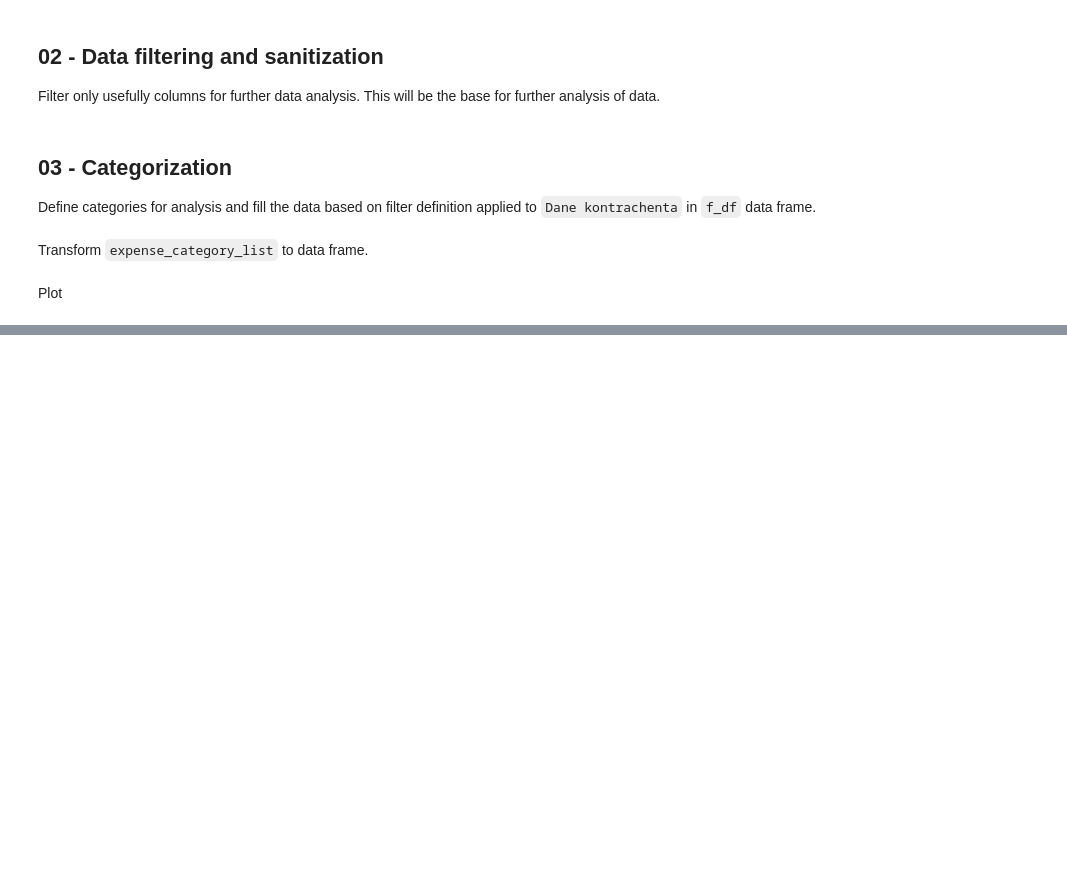
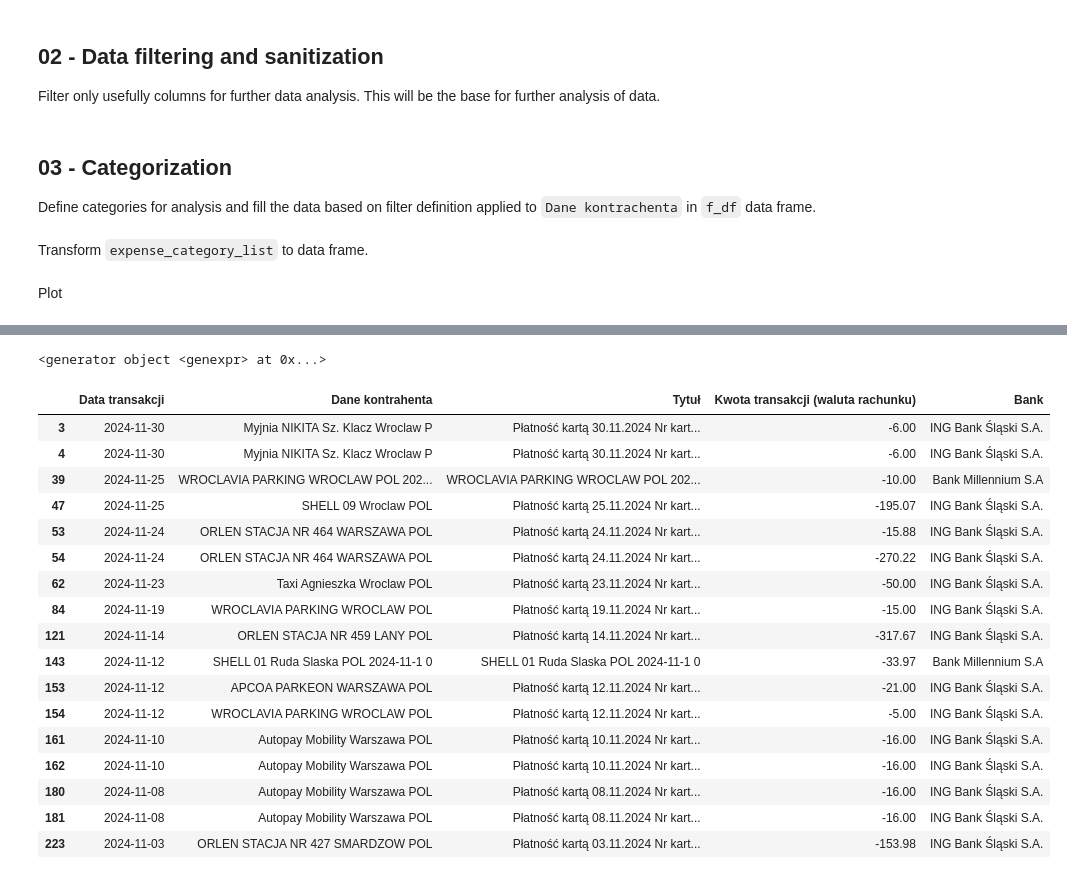
Before and after one commit to sodelalbert/StatementScan, a Jupyter notebook: ing_insights.ipynb, the cells around one changed output, grey strips where cells are left out. Drawn from its saved outputs; the diff is of its cells as text; code cells hidden in the pictures; blank space fills up the shorter version.

Commit message:
Data analysis completed

```diff
--- a/ing_insights.ipynb
+++ b/ing_insights.ipynb
@@ -45,9 +48,11 @@ Input data for analysis: f_df
 
 #ExpenceCategiries instance containing objects of expense category.
 expense_category_list = [
-    ExpenseCategory(name="Zakupy spożywcze", filter="LIDL|BIED|ZAB|PIEKARNIA"),
+    ExpenseCategory(name="Zakupy spożywcze", filter="LIDL|BIED|ZAB|PIEKARNIA|Zygula|Piekarstwo|CARREFOUR|FAMILIJNA|CENTRUM WINA"),
     ExpenseCategory(name="Kosmetyki", filter="ROSSMANN|notino"),
-    ExpenseCategory(name="Restauracje", filter="PIAZZA|COCKPEAT|CHLEBOTEKA|WHISKEYINTHEJAR|TUTTI")
+    ExpenseCategory(name="Restauracje", filter="PIAZZA|COCKPEAT|CHLEBOTEKA|WHISKEYINTHEJAR|TUTTI|NEWPORT CAFE|SHRIMP HOUSE"),
+    ExpenseCategory(name="Zdrowie", filter="APTEKA|LUX MED|SUPER-PHARM"),
+    ExpenseCategory(name="Transport", filter="SHELL|Myjnia|ORLEN|WROCLAVIA PARKING|Taxi|APCOA|Autopay")
 ]
 
 # Filter f_df dataframe and fill each ExpenseCategory data class attributes.
@@ -80,0 +94,26 @@ temp_df[['name', 'sum']]
+# %%
+# Verification of category mapping
+
+print(i for i in range(len(expense_category_list)))
+
+expense_category_list[4].data_frame
+# %% [output]
+<generator object <genexpr> at 0x...>
+|  | Data transakcji | Dane kontrahenta | Tytuł | Kwota transakcji (waluta rachunku) | Bank |
+| 3 | 2024-11-30 | Myjnia NIKITA Sz. Klacz Wroclaw P | Płatność kartą 30.11.2024 Nr kart... | -6.00 | ING Bank Śląski S.A. |
+| 4 | 2024-11-30 | Myjnia NIKITA Sz. Klacz Wroclaw P | Płatność kartą 30.11.2024 Nr kart... | -6.00 | ING Bank Śląski S.A. |
+| 39 | 2024-11-25 | WROCLAVIA PARKING WROCLAW POL 202... | WROCLAVIA PARKING WROCLAW POL 202... | -10.00 | Bank Millennium S.A |
+| 47 | 2024-11-25 | SHELL 09 Wroclaw POL | Płatność kartą 25.11.2024 Nr kart... | -195.07 | ING Bank Śląski S.A. |
+| 53 | 2024-11-24 | ORLEN STACJA NR 464 WARSZAWA POL | Płatność kartą 24.11.2024 Nr kart... | -15.88 | ING Bank Śląski S.A. |
+| 54 | 2024-11-24 | ORLEN STACJA NR 464 WARSZAWA POL | Płatność kartą 24.11.2024 Nr kart... | -270.22 | ING Bank Śląski S.A. |
+| 62 | 2024-11-23 | Taxi Agnieszka Wroclaw POL | Płatność kartą 23.11.2024 Nr kart... | -50.00 | ING Bank Śląski S.A. |
+| 84 | 2024-11-19 | WROCLAVIA PARKING WROCLAW POL | Płatność kartą 19.11.2024 Nr kart... | -15.00 | ING Bank Śląski S.A. |
+| 121 | 2024-11-14 | ORLEN STACJA NR 459 LANY POL | Płatność kartą 14.11.2024 Nr kart... | -317.67 | ING Bank Śląski S.A. |
+| 143 | 2024-11-12 | SHELL 01 Ruda Slaska POL 2024-11-1 0 | SHELL 01 Ruda Slaska POL 2024-11-1 0 | -33.97 | Bank Millennium S.A |
+| 153 | 2024-11-12 | APCOA PARKEON WARSZAWA POL | Płatność kartą 12.11.2024 Nr kart... | -21.00 | ING Bank Śląski S.A. |
+| 154 | 2024-11-12 | WROCLAVIA PARKING WROCLAW POL | Płatność kartą 12.11.2024 Nr kart... | -5.00 | ING Bank Śląski S.A. |
+| 161 | 2024-11-10 | Autopay Mobility Warszawa POL | Płatność kartą 10.11.2024 Nr kart... | -16.00 | ING Bank Śląski S.A. |
+| 162 | 2024-11-10 | Autopay Mobility Warszawa POL | Płatność kartą 10.11.2024 Nr kart... | -16.00 | ING Bank Śląski S.A. |
+| 180 | 2024-11-08 | Autopay Mobility Warszawa POL | Płatność kartą 08.11.2024 Nr kart... | -16.00 | ING Bank Śląski S.A. |
+| 181 | 2024-11-08 | Autopay Mobility Warszawa POL | Płatność kartą 08.11.2024 Nr kart... | -16.00 | ING Bank Śląski S.A. |
+| 223 | 2024-11-03 | ORLEN STACJA NR 427 SMARDZOW POL | Płatność kartą 03.11.2024 Nr kart... | -153.98 | ING Bank Śląski S.A. |
```
Also changed, not shown: parts of 3 cells of this notebook.
